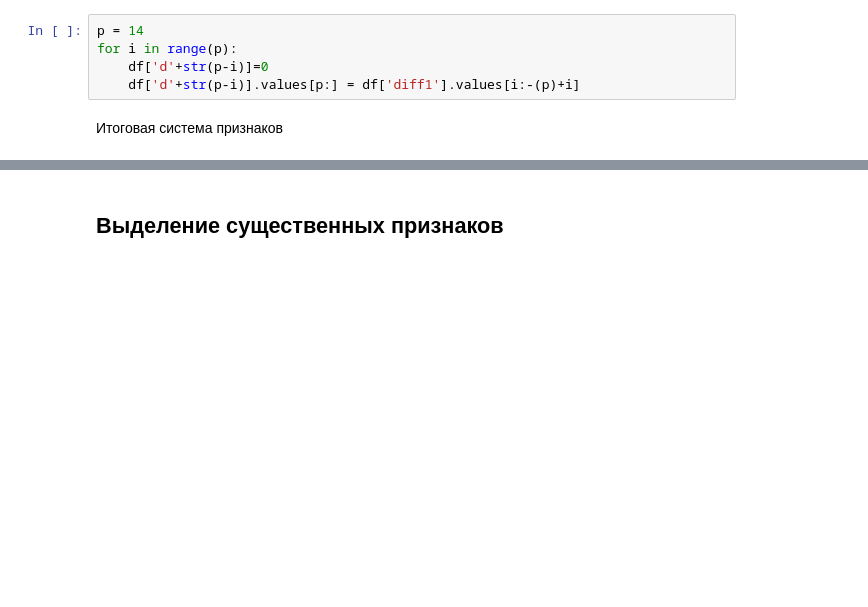
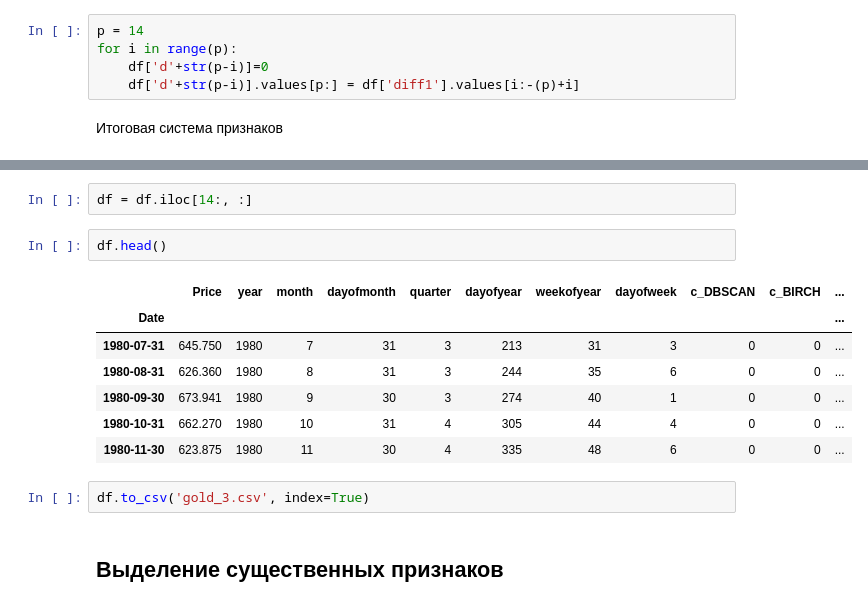
Before and after one commit to egorsemevskiy/GB_EDA, a Jupyter notebook: 4_lesson/HW_4_lesson_gold.ipynb, the cells around one changed output, grey strips where cells are left out. Drawn from its saved outputs; the diff is of its cells as text; blank space fills up the shorter version.

```diff
--- a/4_lesson/HW_4_lesson_gold.ipynb
+++ b/4_lesson/HW_4_lesson_gold.ipynb
@@ -378,3 +387,17 @@ df.head(20)
+# %%
+df = df.iloc[14:, :]
+# %%
+df.head()
+# %% [output]
+|  | Price | year | month | dayofmonth | quarter | dayofyear | weekofyear | dayofweek | c_DBSCAN | c_BIRCH | ... |
+| Date |  |  |  |  |  |  |  |  |  |  | ... |
+| 1980-07-31 | 645.750 | 1980 | 7 | 31 | 3 | 213 | 31 | 3 | 0 | 0 | ... |
+| 1980-08-31 | 626.360 | 1980 | 8 | 31 | 3 | 244 | 35 | 6 | 0 | 0 | ... |
+| 1980-09-30 | 673.941 | 1980 | 9 | 30 | 3 | 274 | 40 | 1 | 0 | 0 | ... |
+| 1980-10-31 | 662.270 | 1980 | 10 | 31 | 4 | 305 | 44 | 4 | 0 | 0 | ... |
+| 1980-11-30 | 623.875 | 1980 | 11 | 30 | 4 | 335 | 48 | 6 | 0 | 0 | ... |
+# %%
+df.to_csv('gold_3.csv', index=True)
 # %% [markdown]
 ## Выделение существенных признаков
 # %% [markdown]
```
Also changed, not shown: parts of 36 cells of this notebook, 2 other files.
